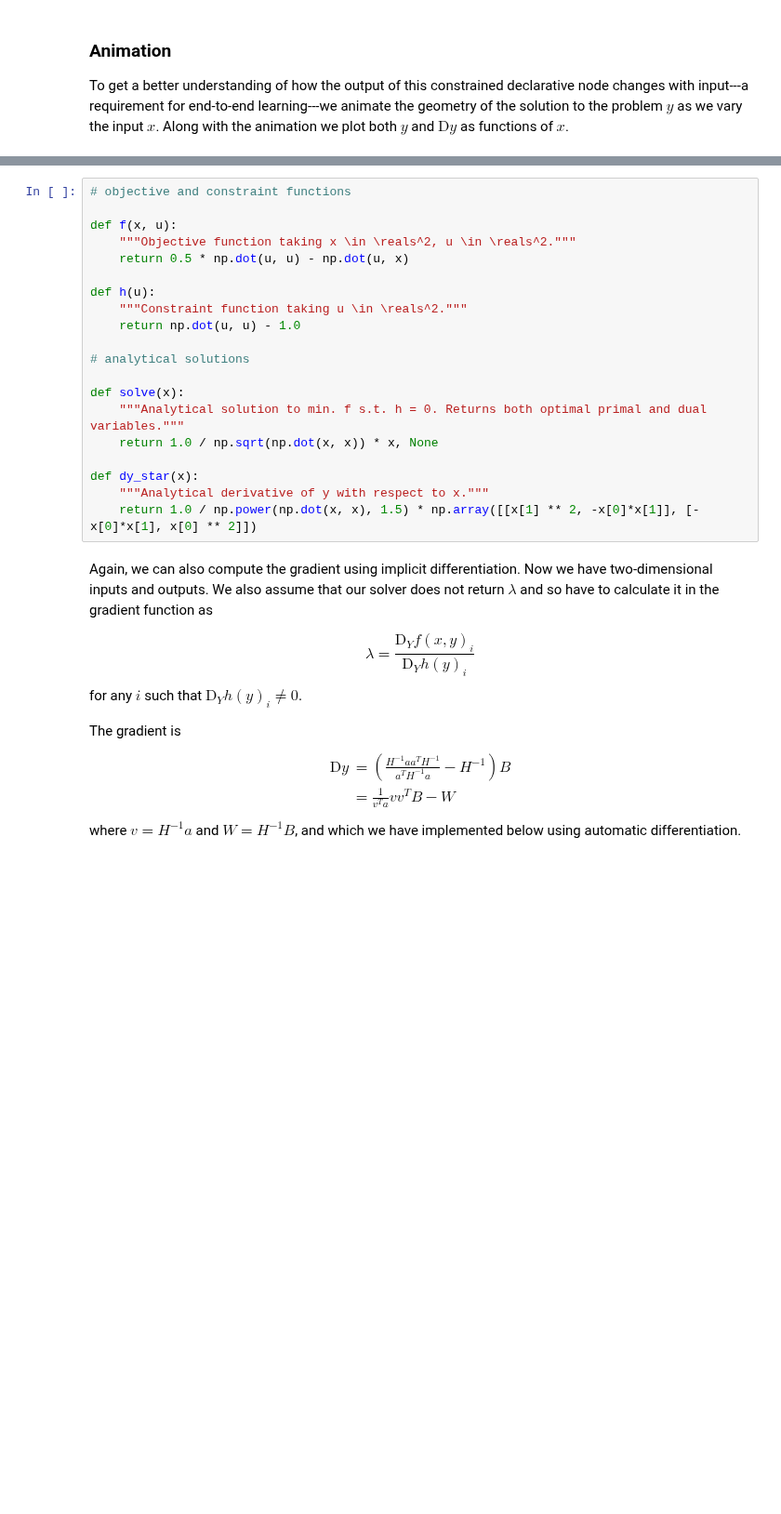
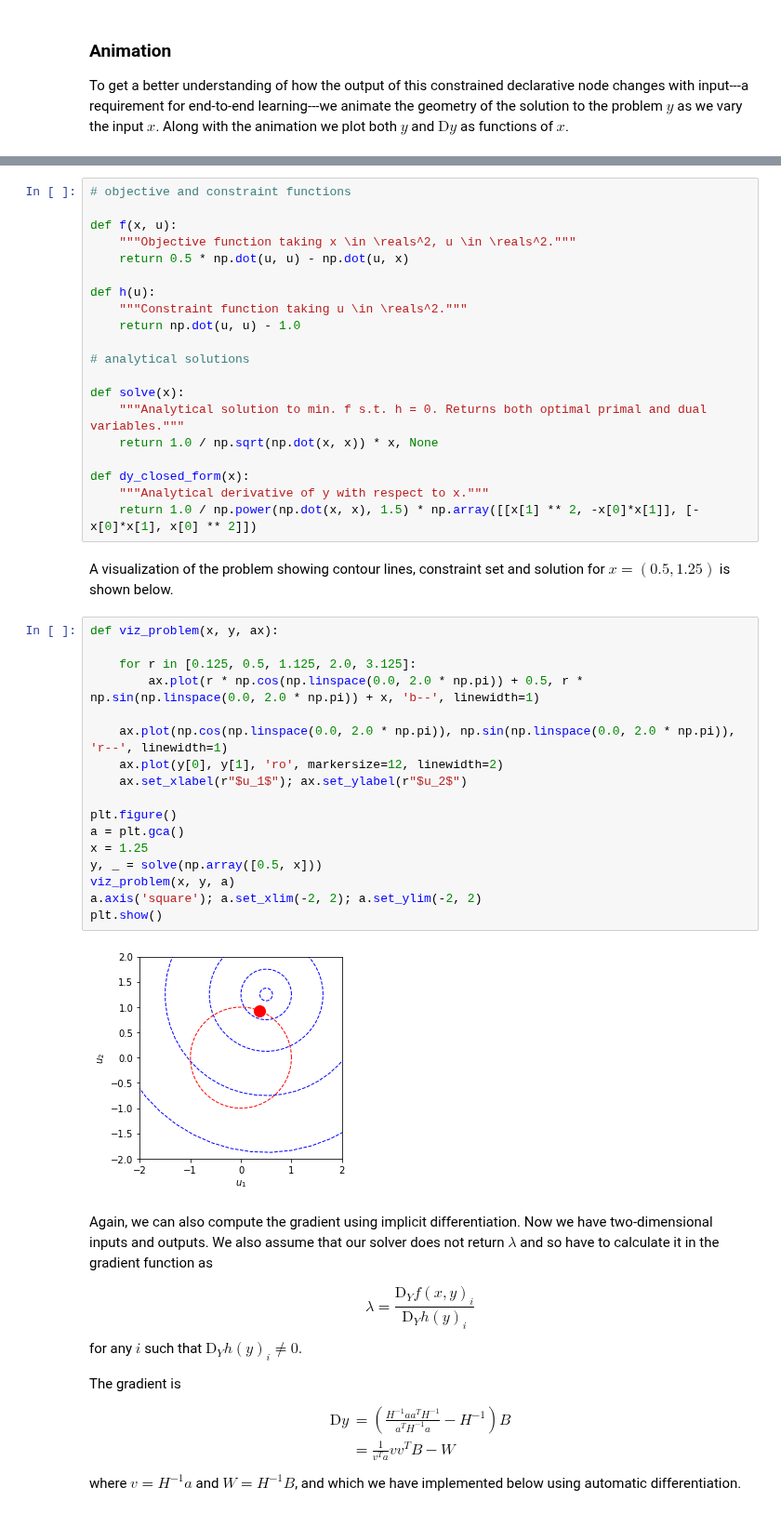
Before and after one commit to anucvml/ddn, a Jupyter notebook: tutorials/01_simple_worked_example.ipynb, the cells around one changed output, grey strips where cells are left out. Shown at 93% size. Saved outputs shown, nothing was run; the diff lists cells and outputs as text; blank space fills up the shorter version.

```diff
--- a/tutorials/01_simple_worked_example.ipynb
+++ b/tutorials/01_simple_worked_example.ipynb
@@ -453,9 +473,30 @@ def solve(x):
     """Analytical solution to min. f s.t. h = 0. Returns both optimal primal and dual variables."""
     return 1.0 / np.sqrt(np.dot(x, x)) * x, None
 
-def dy_star(x):
+def dy_closed_form(x):
     """Analytical derivative of y with respect to x."""
     return 1.0 / np.power(np.dot(x, x), 1.5) * np.array([[x[1] ** 2, -x[0]*x[1]], [-x[0]*x[1], x[0] ** 2]])
+# %% [markdown]
+A visualization of the problem showing contour lines, constraint set and solution for $x = (0.5, 1.25)$ is shown below.
+# %%
+def viz_problem(x, y, ax):
+
+    for r in [0.125, 0.5, 1.125, 2.0, 3.125]:
+        ax.plot(r * np.cos(np.linspace(0.0, 2.0 * np.pi)) + 0.5, r * np.sin(np.linspace(0.0, 2.0 * np.pi)) + x, 'b--', linewidth=1)
+
+    ax.plot(np.cos(np.linspace(0.0, 2.0 * np.pi)), np.sin(np.linspace(0.0, 2.0 * np.pi)), 'r--', linewidth=1)
+    ax.plot(y[0], y[1], 'ro', markersize=12, linewidth=2)
+    ax.set_xlabel(r"$u_1$"); ax.set_ylabel(r"$u_2$")
+
+plt.figure()
+a = plt.gca()
+x = 1.25
+y, _ = solve(np.array([0.5, x]))
+viz_problem(x, y, a)
+a.axis('square'); a.set_xlim(-2, 2); a.set_ylim(-2, 2)
+plt.show()
+# %% [output]
+[figure, added]
 # %% [markdown]
 Again, we can also compute the gradient using implicit differentiation. Now we have two-dimensional inputs and outputs. We also assume that our solver does not return $\lambda$ and so have to calculate it in the gradient function as
 
```
Also changed, not shown: parts of 13 cells of this notebook, 1 other file.
